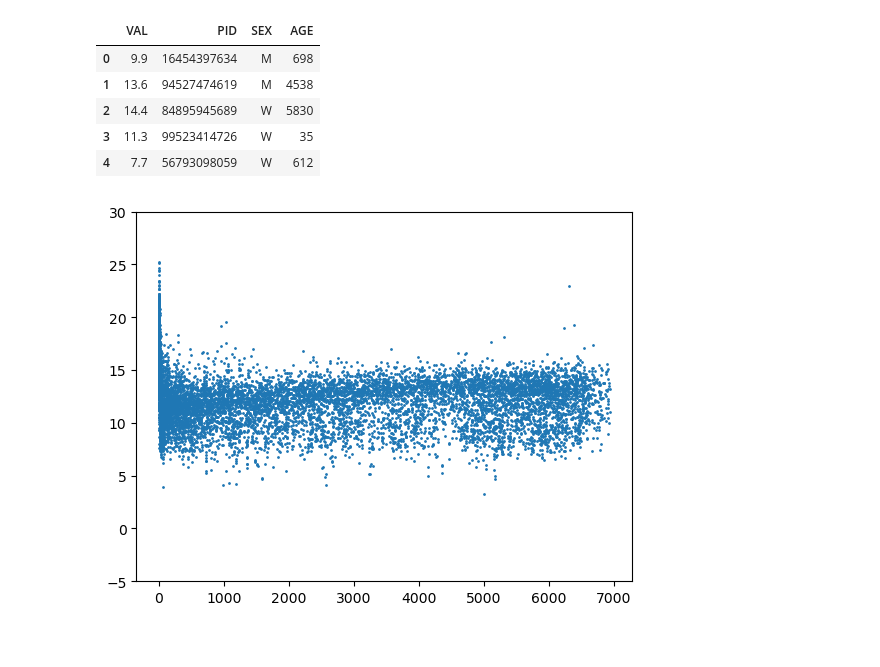
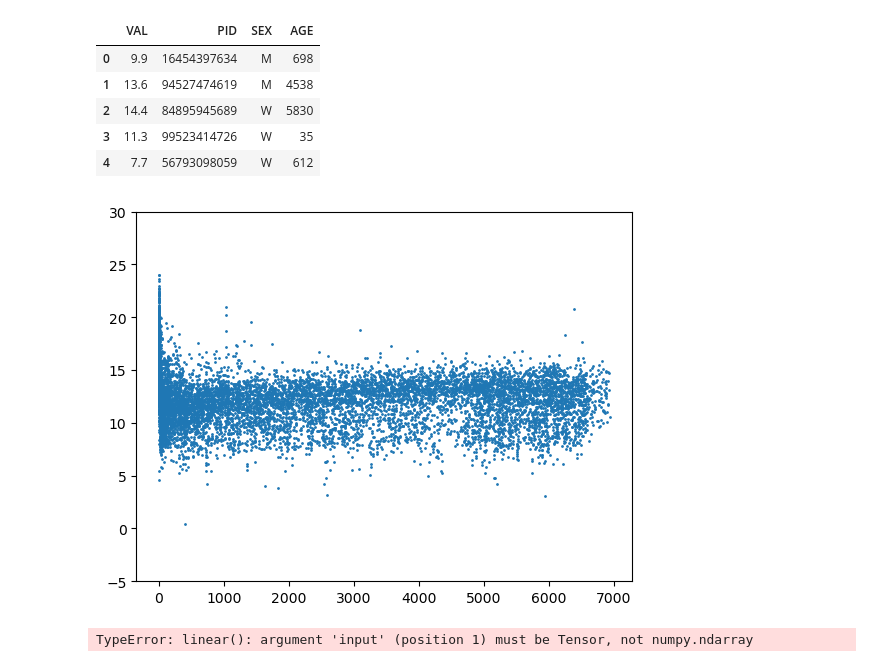
Before and after one commit to tobiasweckop/Robust-NAMLSS, a Jupyter notebook: Hemoglobin.ipynb, the cells around one changed output. Cells and saved outputs as stored; diff of their text form; code cells hidden in the pictures.

```diff
--- a/Hemoglobin.ipynb
+++ b/Hemoglobin.ipynb
@@ -140,9 +182,9 @@ y_test = female_df[testing_sample_indices, 1]
 # %%
 import matplotlib.pyplot as plt
 
-plt.plot(female_sample[:,0], female_sample[:,1], "o", markersize = 1)
+plt.plot(x_test, y_test, "o", markersize = 1)
 plt.ylim(-5, 30)
 
 plt.show()
 # %% [output]
-[figure, old version]
+[figure, new version]
@@ -154,0 +219,5 @@ x_scaled = female_sample[:,0]
+# %%
+robust_c = get_aeberhard_penalty(x_train_scaled, y_train_scaled, x_val_scaled, y_val_scaled, 0.05)
+strict_c = get_aeberhard_penalty(x_train_scaled, y_train_scaled, x_val_scaled, y_val_scaled, 0.1)
+# %% [output]
+TypeError: linear(): argument 'input' (position 1) must be Tensor, not numpy.ndarray
```
Also changed, not shown: parts of 6 cells of this notebook.
